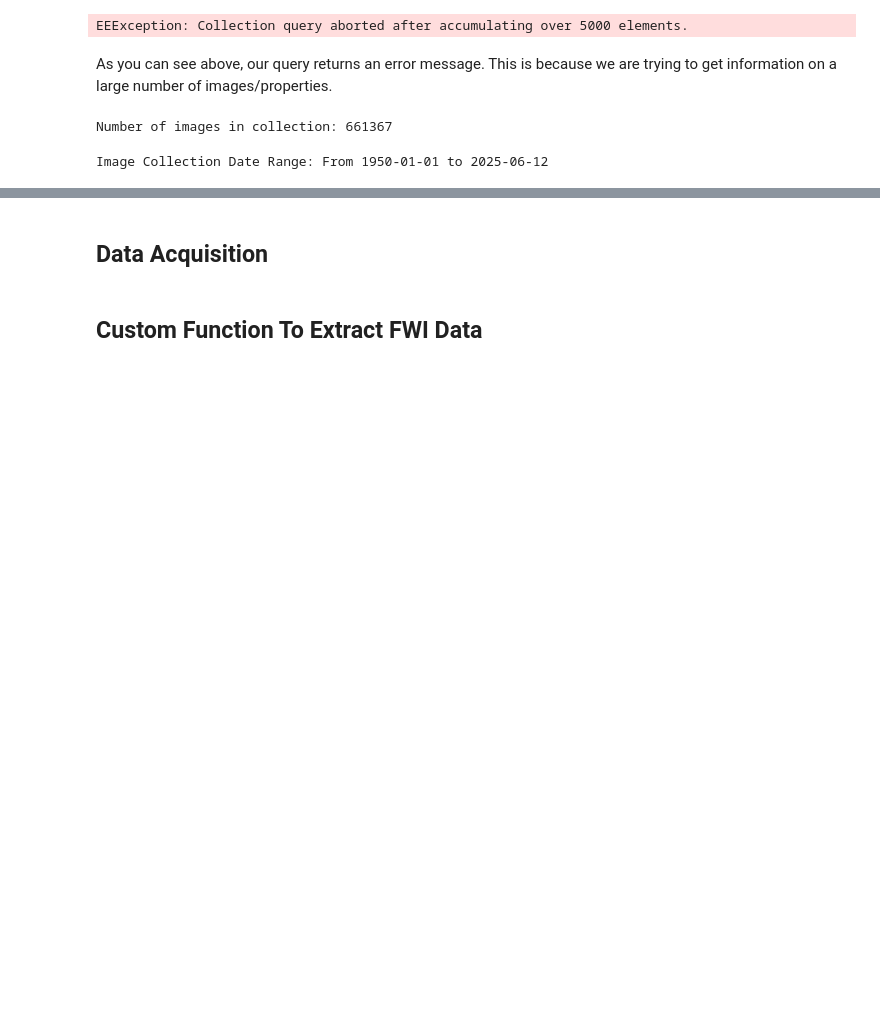
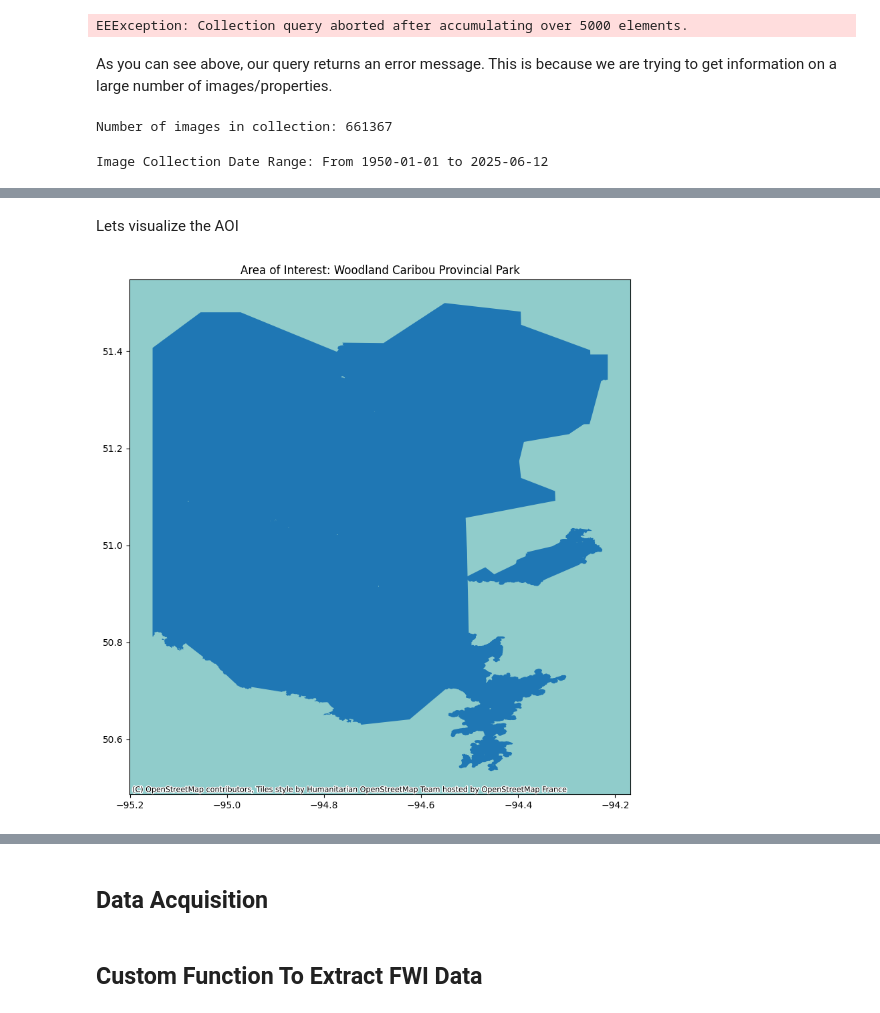
Before and after one commit to JamesLabUofT/GEE_Workshop, a Jupyter notebook: scripts/working_with_era5.ipynb, the cells around one changed output, grey strips where cells are left out. Cells and saved outputs as stored; diff of their text form; code cells hidden in the pictures; blank space fills up the shorter version.

Commit message:
modification - read in aoi, filter era5_land_hourly by aoi and date range

```diff
--- a/scripts/working_with_era5.ipynb
+++ b/scripts/working_with_era5.ipynb
@@ -105,0 +118,16 @@ Image Collection Date Range: From 1950-01-01 to 2025-06-12
+# %%
+woodland_fpath = "https://raw.githubusercontent.com/JamesLabUofT/GEE_Workshop/main/docs/woodland_caribou_provincial_park.geojson"
+
+aoi = gpd.read_file(woodland_fpath, engine="pyogrio")
+# %% [markdown]
+Lets visualize the AOI
+# %%
+# Plot the AOI using geopandas built-in plotting function
+fig, ax = plt.subplots(1, 1, figsize=(10, 10))
+aoi.plot(ax=ax)
+# Add a basemap for context
+ctx.add_basemap(ax, crs=aoi.crs.to_epsg())
+plt.title("Area of Interest: Woodland Caribou Provincial Park")
+plt.show()
+# %% [output]
+[figure, added]
```
Also changed, not shown: parts of 5 cells of this notebook.
